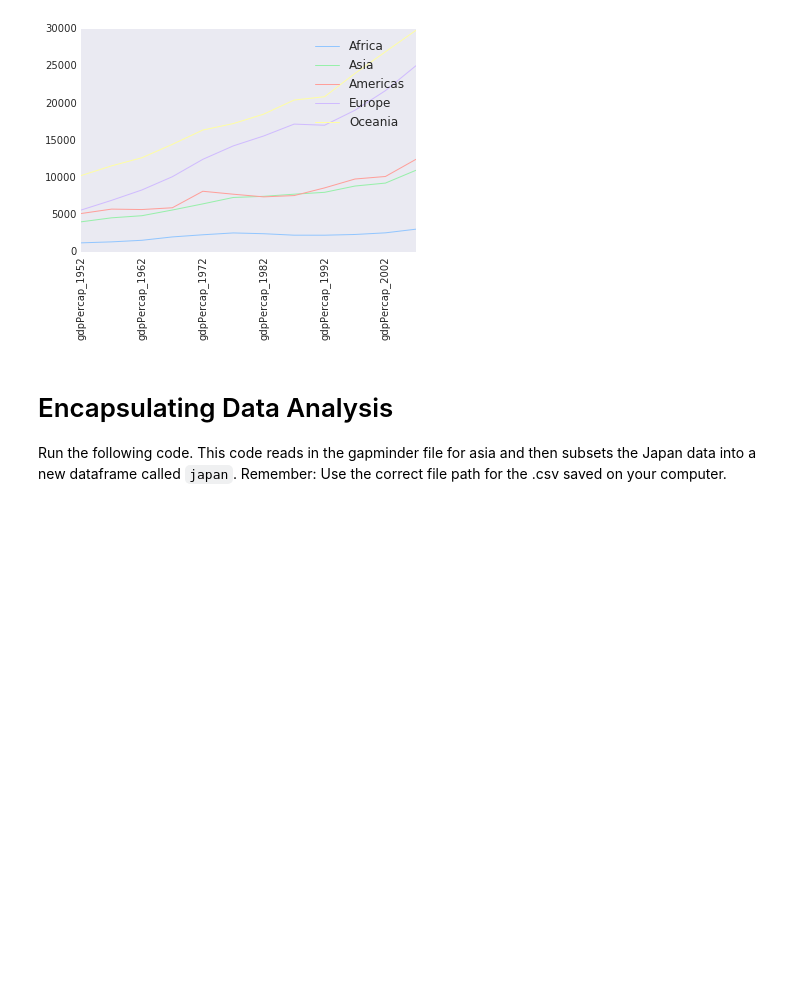
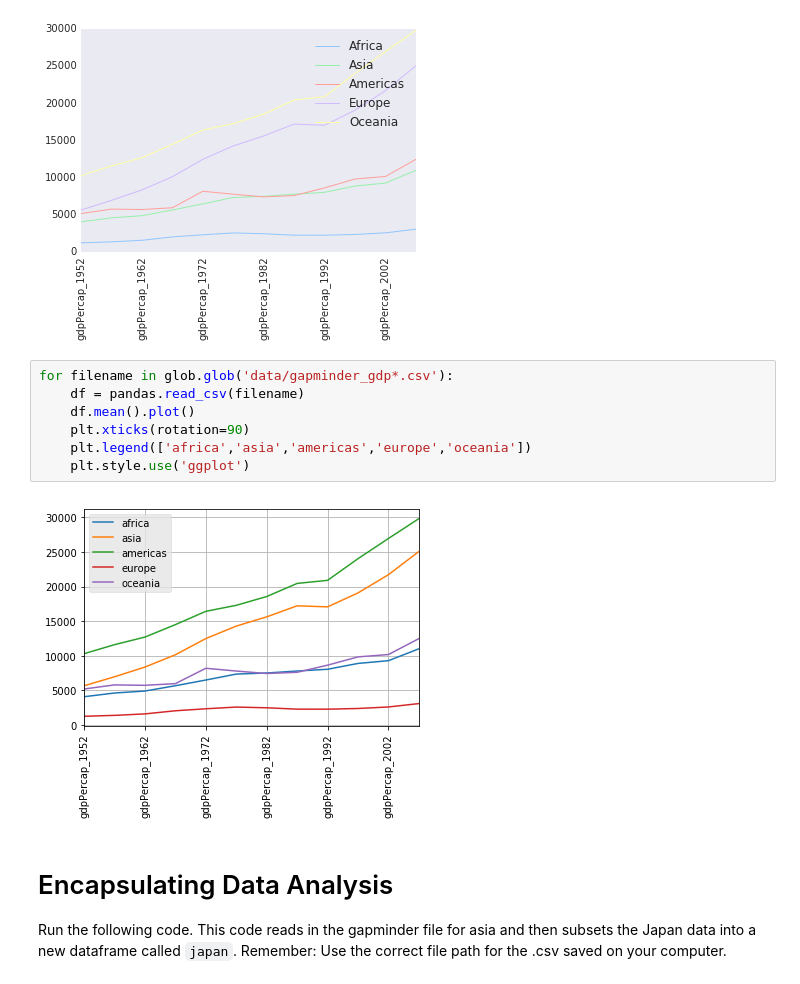
Before and after one commit to ucsdlib/win2018-gps-python, a Jupyter notebook: Homework/2018-hw2-python-solutions.ipynb, the cells around one changed output. Drawn from its saved outputs; the diff is of its cells as text; blank space fills up the shorter version.

```diff
--- a/Homework/hw2-python.ipynb
+++ b/Homework/2018-hw2-python-solutions.ipynb
@@ -58,6 +75,15 @@ for filename in glob.____('data/______.csv'):
     plt.style.use('seaborn-muted')
 # %% [output]
 [figure]
+# %%
+for filename in glob.glob('data/gapminder_gdp*.csv'):
+    df = pandas.read_csv(filename)
+    df.mean().plot()
+    plt.xticks(rotation=90)
+    plt.legend(['africa','asia','americas','europe','oceania'])
+    plt.style.use('ggplot')
+# %% [output]
+[figure, added]
 # %% [markdown]
 # Encapsulating Data Analysis
 
```
Also changed, not shown: parts of 4 cells of this notebook.
